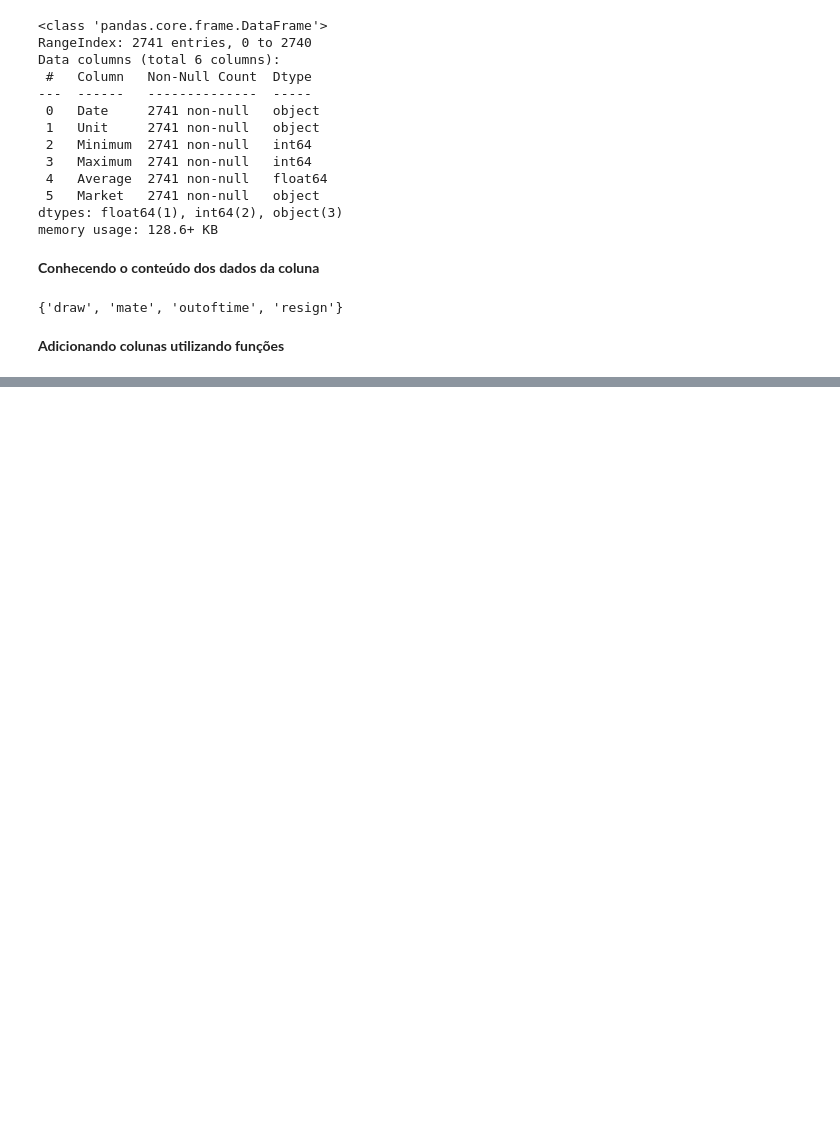
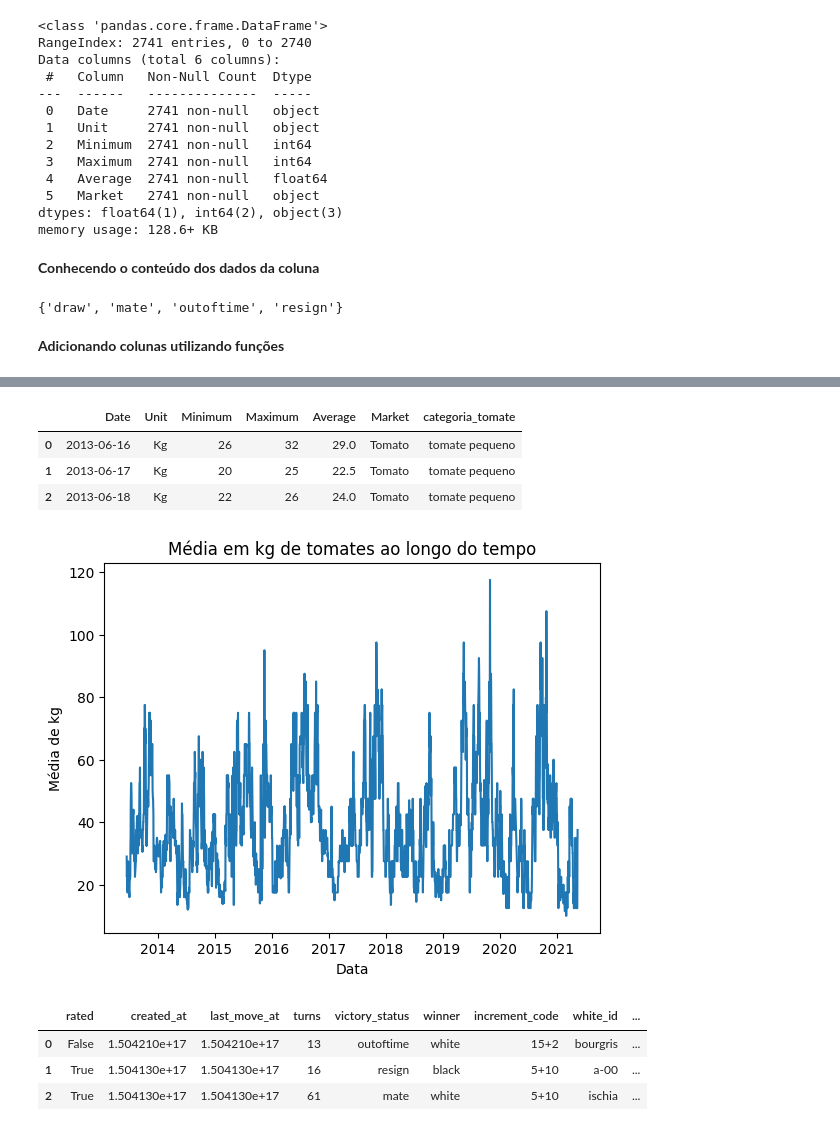
Before and after one commit to alessandrabarcelos/Principais-bibliotecas-de-Machine-Learning, a Jupyter notebook: bibliotecasml.ipynb, the cells around one changed output, grey strips where cells are left out. Cells and saved outputs as stored; diff of their text form; code cells hidden in the pictures; blank space fills up the shorter version.

```diff
--- a/bibliotecasml.ipynb
+++ b/bibliotecasml.ipynb
@@ -99,0 +120,12 @@ set (df_excel['victory_status'])
+# %%
+# Função que implementa a condição
+def categorizar_media(media):
+    if media >= 40 and media <= 70:
+        return 'tomate medio'
+    elif media < 40:
+        return 'tomate pequeno'
+    else:
+        return 'tomate grande'
+# %%
+# Aplicando a função na coluna 'Average' usando o método apply
+df_csv['categoria_tomate'] = df_csv['Average'].apply(categorizar_media)
@@ -99,0 +307,27 @@ set (df_excel['victory_status'])
+# %%
+tomates = df_csv
+tomates.head(3)
+# %% [output]
+|  | Date | Unit | Minimum | Maximum | Average | Market | categoria_tomate |
+| 0 | 2013-06-16 | Kg | 26 | 32 | 29.0 | Tomato | tomate pequeno |
+| 1 | 2013-06-17 | Kg | 20 | 25 | 22.5 | Tomato | tomate pequeno |
+| 2 | 2013-06-18 | Kg | 22 | 26 | 24.0 | Tomato | tomate pequeno |
+# %%
+# Gráficos de linhas simples
+tomates['Date'] = pd.to_datetime(tomates['Date'])
+
+plt.plot(tomates['Date'], tomates['Average'])
+plt.xlabel('Data')
+plt.ylabel('Média de kg')
+plt.title('Média em kg de tomates ao longo do tempo')
+plt.show()
+# %% [output]
+[figure, added]
+# %%
+chess = df_excel
+chess.head(3)
+# %% [output]
+|  | rated | created_at | last_move_at | turns | victory_status | winner | increment_code | white_id | ... |
+| 0 | False | 1.504210e+17 | 1.504210e+17 | 13 | outoftime | white | 15+2 | bourgris | ... |
+| 1 | True | 1.504130e+17 | 1.504130e+17 | 16 | resign | black | 5+10 | a-00 | ... |
+| 2 | True | 1.504130e+17 | 1.504130e+17 | 61 | mate | white | 5+10 | ischia | ... |
```
Also changed, not shown: parts of 32 cells of this notebook.
